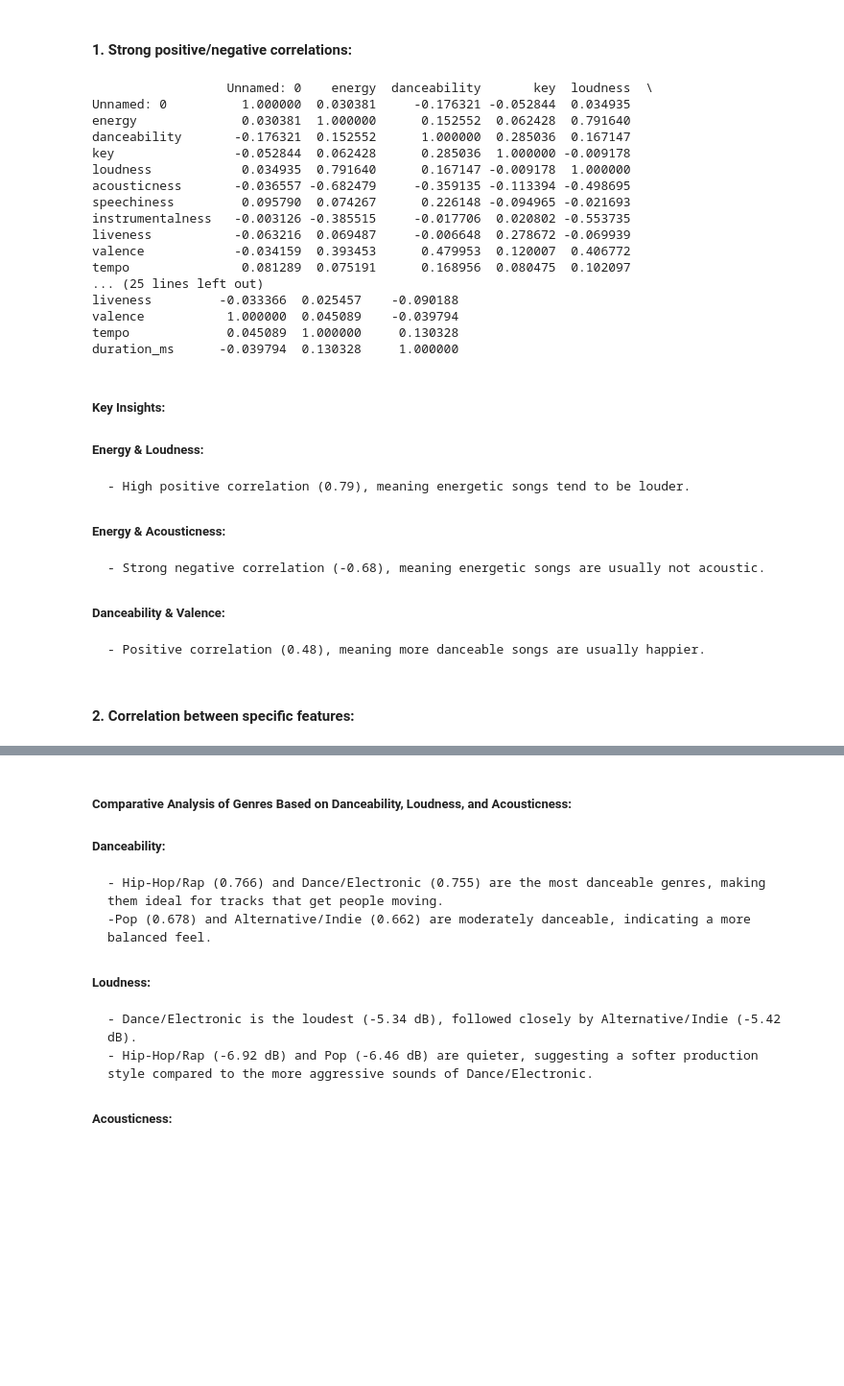
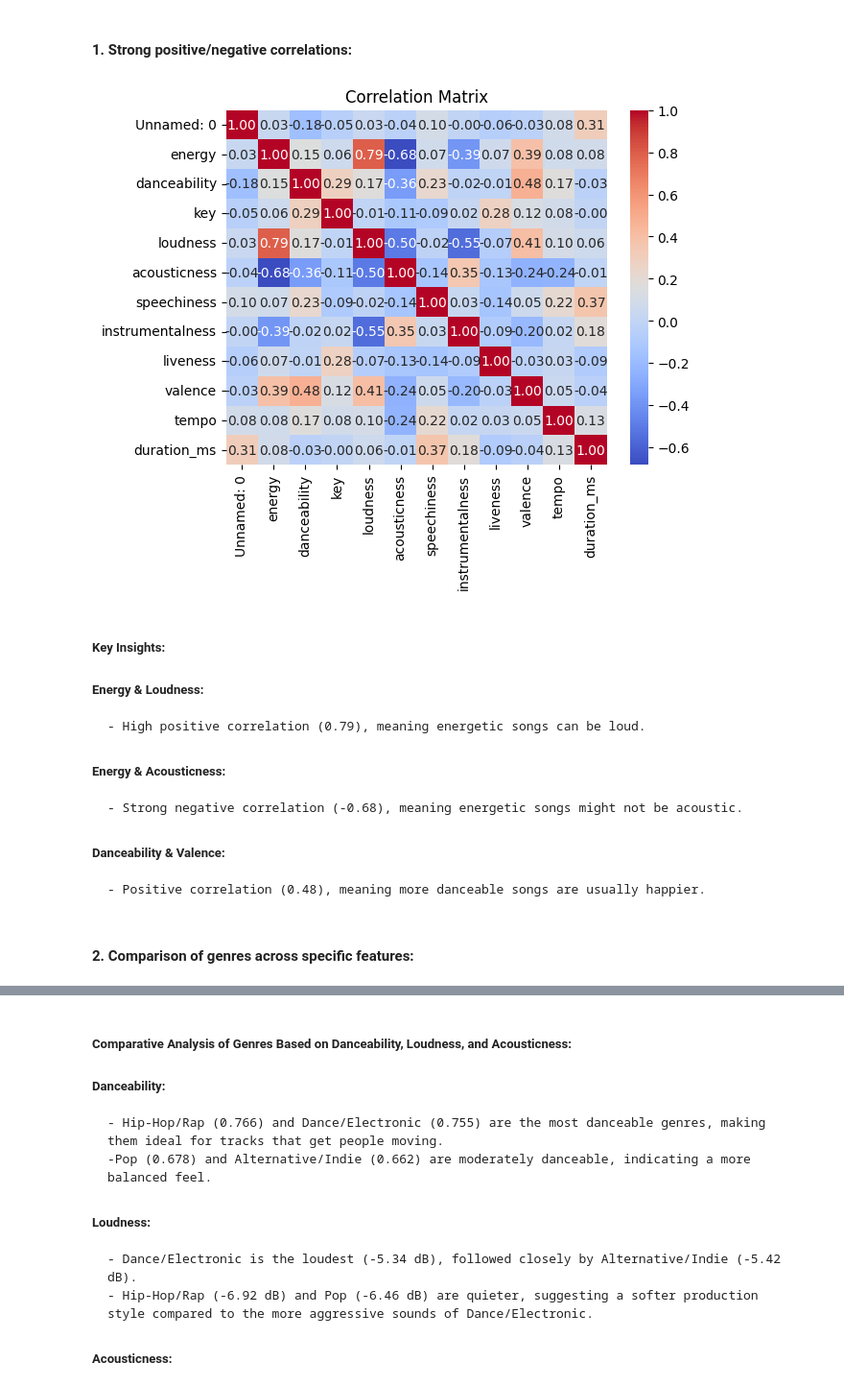
Before and after one commit to bondpapi/Spotify-Top-50-Songs-2020-Analysis, a Jupyter notebook: Spotify Top 50 (2020).ipynb, the cells around one changed output, grey strips where cells are left out. Shown at 96% size. Saved outputs shown, nothing was run; the diff lists cells and outputs as text; code cells hidden in the pictures; blank space fills up the shorter version.

```diff
--- a/Spotify Top 50 (2020).ipynb
+++ b/Spotify Top 50 (2020).ipynb
@@ -353,43 +310,28 @@ The Most Popular Genres are:
 # %%
 # Selecting only numeric columns
 numeric_cols = df.select_dtypes(include=["int", "float"]).columns
 
 # Calculate the correlation matrix
 corr_matrix = df[numeric_cols].corr()
 
-# Display the correlation matrix
-print(corr_matrix)
+sns.heatmap(corr_matrix, annot=True, cmap="coolwarm", fmt=".2f")
+plt.title('Correlation Matrix')
+plt.show()
 # %% [output]
-                  Unnamed: 0    energy  danceability       key  loudness  \
-Unnamed: 0          1.000000  0.030381     -0.176321 -0.052844  0.034935
-energy              0.030381  1.000000      0.152552  0.062428  0.791640
-danceability       -0.176321  0.152552      1.000000  0.285036  0.167147
-key                -0.052844  0.062428      0.285036  1.000000 -0.009178
-loudness            0.034935  0.791640      0.167147 -0.009178  1.000000
-acousticness       -0.036557 -0.682479     -0.359135 -0.113394 -0.498695
-speechiness         0.095790  0.074267      0.226148 -0.094965 -0.021693
-instrumentalness   -0.003126 -0.385515     -0.017706  0.020802 -0.553735
-liveness           -0.063216  0.069487     -0.006648  0.278672 -0.069939
-valence            -0.034159  0.393453      0.479953  0.120007  0.406772
-tempo               0.081289  0.075191      0.168956  0.080475  0.102097
-... (25 lines left out)
-liveness         -0.033366  0.025457    -0.090188
-valence           1.000000  0.045089    -0.039794
-tempo             0.045089  1.000000     0.130328
-duration_ms      -0.039794  0.130328     1.000000
+[figure, added]
 # %% [markdown]
 ##### Key Insights:
 
 ##### Energy & Loudness:
-    - High positive correlation (0.79), meaning energetic songs tend to be louder.
+    - High positive correlation (0.79), meaning energetic songs can be loud.
 
 ##### Energy & Acousticness:
-    - Strong negative correlation (-0.68), meaning energetic songs are usually not acoustic.
+    - Strong negative correlation (-0.68), meaning energetic songs might not be acoustic.
 
 ##### Danceability & Valence:
     - Positive correlation (0.48), meaning more danceable songs are usually happier.
 # %% [markdown]
-#### 2. Correlation between specific features:
+#### 2. Comparison of genres across specific features:
 # %%
 # Filtering specific genres
 selected_genres = df[
```
Also changed, not shown: parts of 32 cells of this notebook.
